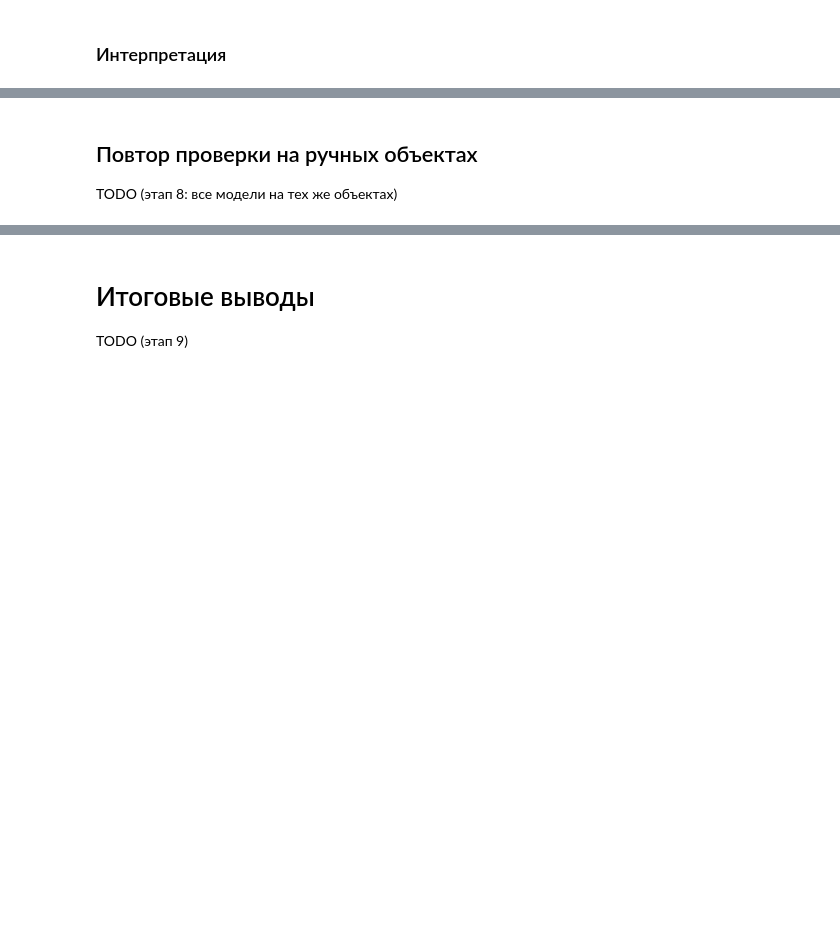
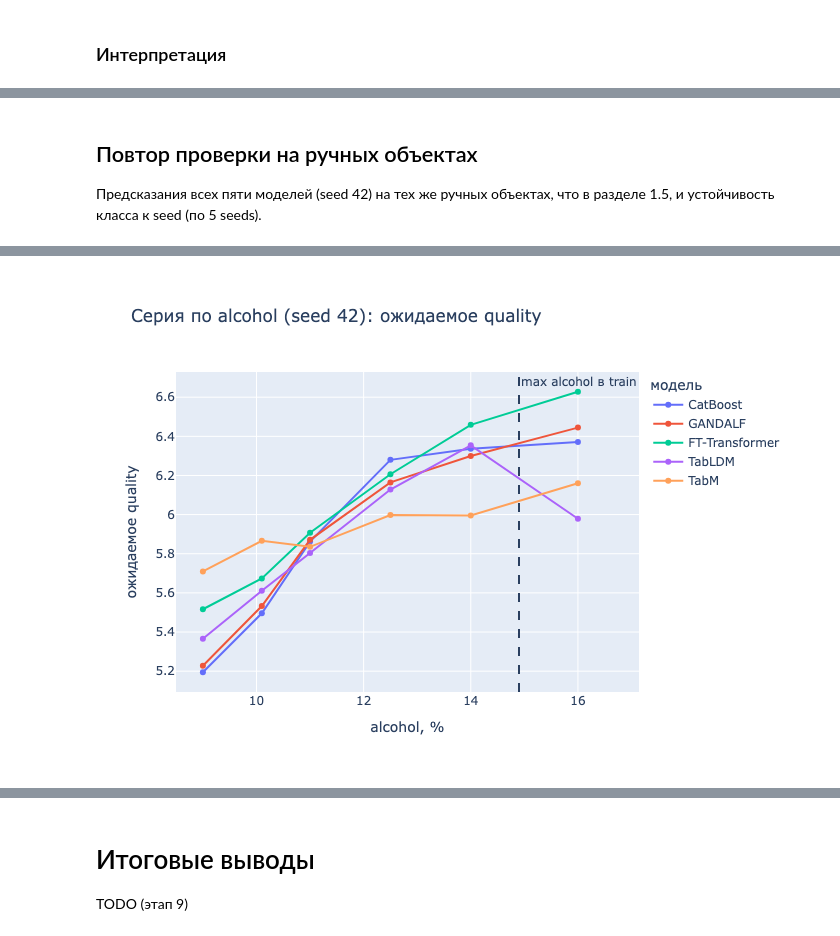
Before and after one commit to 2made1ra/ml-3, a Jupyter notebook: lab-1/lab-1.ipynb, the cells around one changed output, grey strips where cells are left out. Saved outputs shown, nothing was run; the diff lists cells and outputs as text; code cells hidden in the pictures; blank space fills up the shorter version.

```diff
--- a/lab-1/lab-1.ipynb
+++ b/lab-1/lab-1.ipynb
@@ -1321,4 +1505,60 @@ TODO (этап 8)
 # %% [markdown]
 ## Повтор проверки на ручных объектах
 
-TODO (этап 8: все модели на тех же объектах)
+Предсказания всех пяти моделей (seed 42) на тех же ручных объектах, что в разделе 1.5, и устойчивость класса к seed (по 5 seeds).
+# %%
+preds5 = None
+for model in seed42:
+    m = pd.read_csv(RUNS_DIR / f"v{FINALS[model][0]}" / "manual.csv")
+    m[f"{model}: класс"] = m["y_pred"]
+    m[f"{model}: p"] = m[[f"prob_{c}" for c in CLASSES]].max(axis=1).round(3)
+    # доля seeds, давших самый частый класс
+    by_seed = pd.DataFrame(
+        {
+            i: pd.read_csv(RUNS_DIR / f"v{i}" / "manual.csv").set_index("id")["y_pred"]
+            for i in FINALS[model]
+        }
+    )
+    share = by_seed.apply(lambda row: row.value_counts().iloc[0] / len(row), axis=1)
+    m[f"{model}: устойчивость"] = m["id"].map(share)
+    m = m[["id", "type", f"{model}: класс", f"{model}: p", f"{model}: устойчивость"]]
+    preds5 = m if preds5 is None else preds5.merge(m, on=["id", "type"])
+class_cols = [f"{model}: класс" for model in seed42]
+preds5["модели согласны"] = preds5[class_cols].nunique(axis=1) == 1
+display(preds5)
+
+# серия по alcohol, seed 42
+series = objs[objs["type"].isin(series_types)][["id", "alcohol"]].sort_values("alcohol")
+rows = []
+for model in seed42:
+    m = (
+        pd.read_csv(RUNS_DIR / f"v{FINALS[model][0]}" / "manual.csv")
+        .set_index("id")
+        .loc[series["id"]]
+    )
+    expected = sum(m[f"prob_{c}"] * c for c in CLASSES)
+    rows.append(
+        pd.DataFrame(
+            {
+                "alcohol": series["alcohol"].values,
+                "ожидаемое quality": expected.values,
+                "модель": model,
+            }
+        )
+    )
+fig = px.line(
+    pd.concat(rows),
+    x="alcohol",
+    y="ожидаемое quality",
+    color="модель",
+    markers=True,
+    title="Серия по alcohol (seed 42): ожидаемое quality",
+    labels={"alcohol": "alcohol, %"},
+)
+fig.add_vline(
+    x=train_df["alcohol"].max(),
+    line_dash="dash",
+    annotation_text="max alcohol в train",
+)
+fig.show()
+# %% [output]
@@ -1325 +1578,2 @@ TODO (этап 8: все модели на тех же объектах)
+[figure, added]
 # %% [markdown]
```
Also changed, not shown: parts of 9 cells of this notebook, 1 other file.
